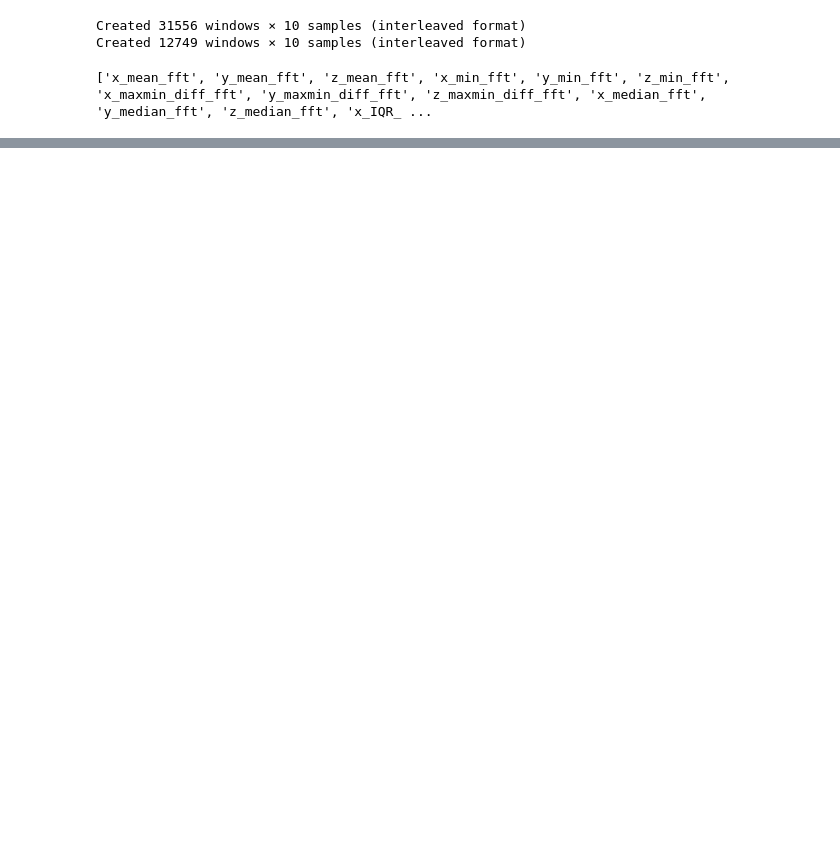
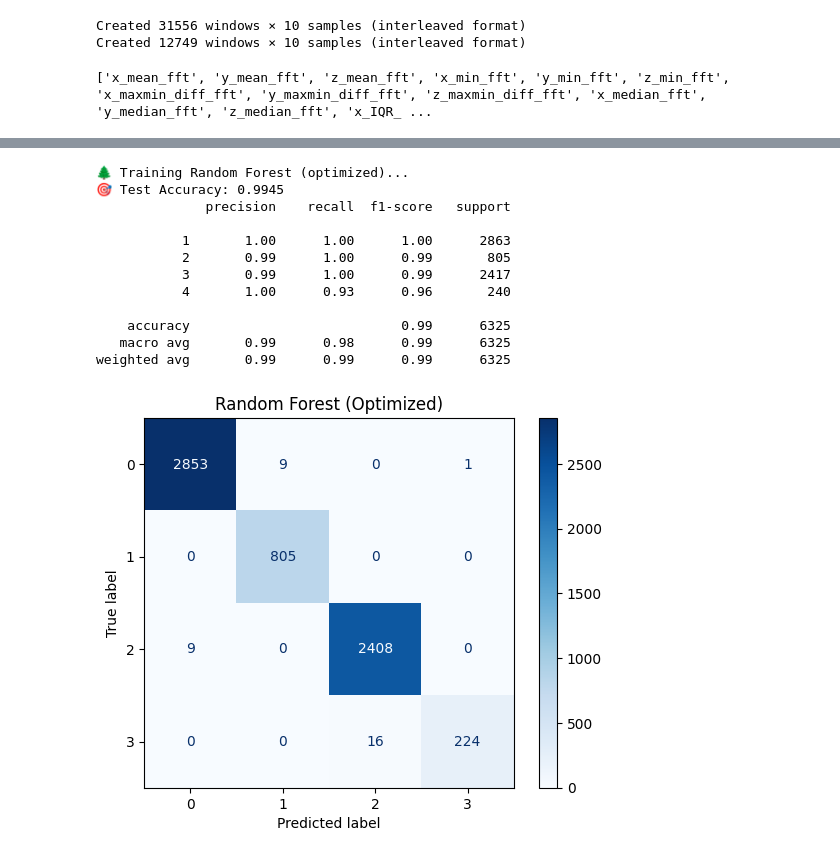
Before and after one commit to tranhuunam00/Master_2024, a Jupyter notebook: new_sleep_posture_2025/train/train.ipynb, the cells around one changed output, grey strips where cells are left out. Drawn from its saved outputs; the diff is of its cells as text; code cells hidden in the pictures; blank space fills up the shorter version.

```diff
--- a/new_sleep_posture_2025/train/train.ipynb
+++ b/new_sleep_posture_2025/train/train.ipynb
@@ -61,6 +61,21 @@ features_fft = features_fft[['x_mean_fft', 'y_mean_fft', 'z_mean_fft', 'x_min_ff
                              'x_peak_count_fft', 'y_peak_count_fft', 'z_peak_count_fft',
                              'x_kurtosis_fft', 'y_kurtosis_fft', 'z_kurtosis_fft', 'x_energy_fft', 'y_energy_fft',
                              'z_energy_fft', 'avg_result_accl_fft', 'sma_fft']]
+
+features_test = features_test[['x_mean', 'y_mean', 'z_mean', 'x_std', 'y_std', 'z_std', 'x_aad',
+                     'y_aad', 'z_aad', 'x_median', 'y_median', 'z_median', 'x_mad', 'y_mad', 'z_mad', 'x_IQR', 'y_IQR',
+                     'z_IQR', 'x_neg_count', 'y_neg_count', 'z_neg_count', 'x_pos_count',
+                     'y_pos_count', 'z_pos_count', 'x_above_mean', 'y_above_mean', 'z_above_mean', 'x_peak_count', 'y_peak_count', 'z_peak_count',
+                     'x_skewness', 'y_skewness', 'z_skewness', 'x_kurtosis', 'y_kurtosis',
+                     'z_kurtosis', 'x_energy', 'y_energy', 'z_energy', 'avg_result_accl',
+                     'sma']]
+
+features_fft_test = features_fft_test[['x_mean_fft', 'y_mean_fft', 'z_mean_fft', 'x_min_fft',
+                             'y_min_fft', 'z_min_fft', 'x_maxmin_diff_fft', 'y_maxmin_diff_fft', 'z_maxmin_diff_fft',
+                             'x_median_fft', 'y_median_fft', 'z_median_fft', 'x_IQR_fft', 'y_IQR_fft', 'z_IQR_fft', 'x_above_mean_fft', 'y_above_mean_fft', 'z_above_mean_fft',
+                             'x_peak_count_fft', 'y_peak_count_fft', 'z_peak_count_fft',
+                             'x_kurtosis_fft', 'y_kurtosis_fft', 'z_kurtosis_fft', 'x_energy_fft', 'y_energy_fft',
+                             'z_energy_fft', 'avg_result_accl_fft', 'sma_fft']]
 # %%
 features_all = pd.concat([features, features_fft], axis=1)
 features_all_test = pd.concat([features_test, features_fft_test], axis=1)
@@ -66,0 +99,3 @@ features_all_test = pd.concat([features_test, features_fft_test], axis=1)
+# %%
+features_all = features_all.fillna(features_all.mean())
+features_all_test = features_all_test.fillna(features_all_test.mean())
@@ -66,0 +181,17 @@ features_all_test = pd.concat([features_test, features_fft_test], axis=1)
+# %%
+from models import train_RF
+modelRF = train_RF(features_all, features_all_test, train_labels, train_labels_test)
+# %% [output]
+🌲 Training Random Forest (optimized)...
+🎯 Test Accuracy: 0.9945
+              precision    recall  f1-score   support
+
+           1       1.00      1.00      1.00      2863
+           2       0.99      1.00      0.99       805
+           3       0.99      1.00      0.99      2417
+           4       1.00      0.93      0.96       240
+
+    accuracy                           0.99      6325
+   macro avg       0.99      0.98      0.99      6325
+weighted avg       0.99      0.99      0.99      6325
+[figure, added]
```
Also changed, not shown: parts of 11 cells of this notebook, 4 other files.
